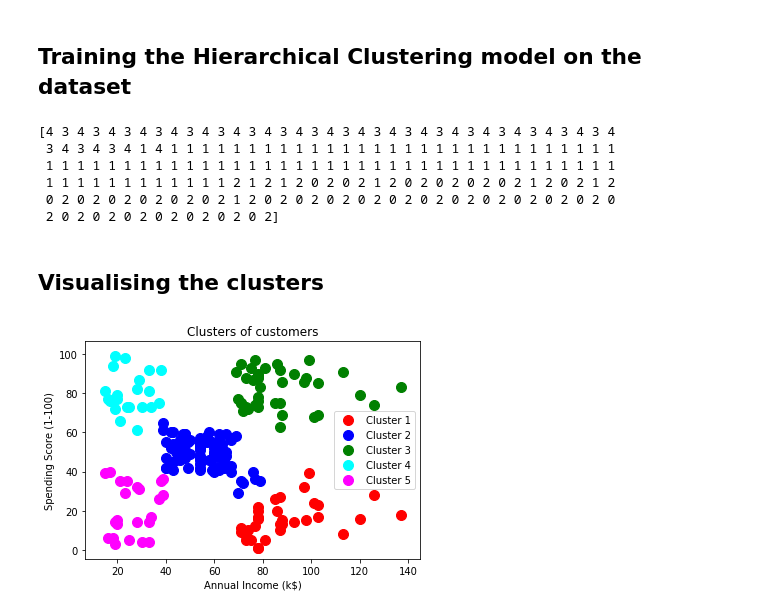
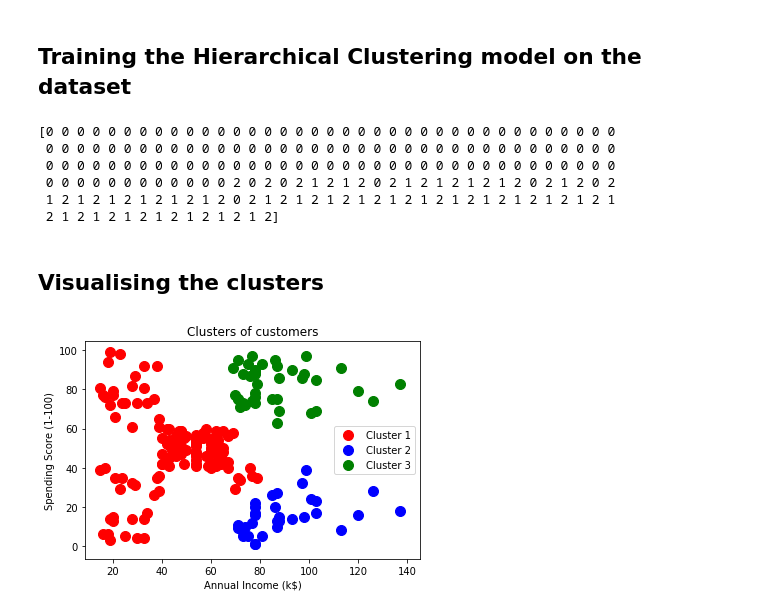
Before and after one commit to benjaminreis/UdemyML, a Jupyter notebook: 27HeirarchicalClustering/hierarchical_clustering.ipynb, the cells around one changed output. Cells and saved outputs as stored; diff of their text form; code cells hidden in the pictures.

Commit message:
3 clusters

```diff
--- a/27HeirarchicalClustering/hierarchical_clustering.ipynb
+++ b/27HeirarchicalClustering/hierarchical_clustering.ipynb
@@ -26,28 +26,28 @@ plt.show()
 ## Training the Hierarchical Clustering model on the dataset
 # %%
 from sklearn.cluster import AgglomerativeClustering
-hc = AgglomerativeClustering(n_clusters = 5, affinity = 'euclidean', linkage = 'ward')
+hc = AgglomerativeClustering(n_clusters = 3, affinity = 'euclidean', linkage = 'ward')
 y_hc = hc.fit_predict(X)
 print(y_hc)
 # %% [output]
-[4 3 4 3 4 3 4 3 4 3 4 3 4 3 4 3 4 3 4 3 4 3 4 3 4 3 4 3 4 3 4 3 4 3 4 3 4
- 3 4 3 4 3 4 1 4 1 1 1 1 1 1 1 1 1 1 1 1 1 1 1 1 1 1 1 1 1 1 1 1 1 1 1 1 1
- 1 1 1 1 1 1 1 1 1 1 1 1 1 1 1 1 1 1 1 1 1 1 1 1 1 1 1 1 1 1 1 1 1 1 1 1 1
- 1 1 1 1 1 1 1 1 1 1 1 1 2 1 2 1 2 0 2 0 2 1 2 0 2 0 2 0 2 0 2 1 2 0 2 1 2
- 0 2 0 2 0 2 0 2 0 2 0 2 1 2 0 2 0 2 0 2 0 2 0 2 0 2 0 2 0 2 0 2 0 2 0 2 0
- 2 0 2 0 2 0 2 0 2 0 2 0 2 0 2]
+[0 0 0 0 0 0 0 0 0 0 0 0 0 0 0 0 0 0 0 0 0 0 0 0 0 0 0 0 0 0 0 0 0 0 0 0 0
+ 0 0 0 0 0 0 0 0 0 0 0 0 0 0 0 0 0 0 0 0 0 0 0 0 0 0 0 0 0 0 0 0 0 0 0 0 0
+ 0 0 0 0 0 0 0 0 0 0 0 0 0 0 0 0 0 0 0 0 0 0 0 0 0 0 0 0 0 0 0 0 0 0 0 0 0
+ 0 0 0 0 0 0 0 0 0 0 0 0 2 0 2 0 2 1 2 1 2 0 2 1 2 1 2 1 2 1 2 0 2 1 2 0 2
+ 1 2 1 2 1 2 1 2 1 2 1 2 0 2 1 2 1 2 1 2 1 2 1 2 1 2 1 2 1 2 1 2 1 2 1 2 1
+ 2 1 2 1 2 1 2 1 2 1 2 1 2 1 2]
 # %% [markdown]
 ## Visualising the clusters
 # %%
 plt.scatter(X[y_hc == 0, 0], X[y_hc == 0, 1], s = 100, c = 'red', label = 'Cluster 1')
 plt.scatter(X[y_hc == 1, 0], X[y_hc == 1, 1], s = 100, c = 'blue', label = 'Cluster 2')
 plt.scatter(X[y_hc == 2, 0], X[y_hc == 2, 1], s = 100, c = 'green', label = 'Cluster 3')
-plt.scatter(X[y_hc == 3, 0], X[y_hc == 3, 1], s = 100, c = 'cyan', label = 'Cluster 4')
-plt.scatter(X[y_hc == 4, 0], X[y_hc == 4, 1], s = 100, c = 'magenta', label = 'Cluster 5')
+# plt.scatter(X[y_hc == 3, 0], X[y_hc == 3, 1], s = 100, c = 'cyan', label = 'Cluster 4')
+# plt.scatter(X[y_hc == 4, 0], X[y_hc == 4, 1], s = 100, c = 'magenta', label = 'Cluster 5')
 plt.title('Clusters of customers')
 plt.xlabel('Annual Income (k$)')
 plt.ylabel('Spending Score (1-100)')
 plt.legend()
 plt.show()
 # %% [output]
-[figure, old version]
+[figure, new version]
```
